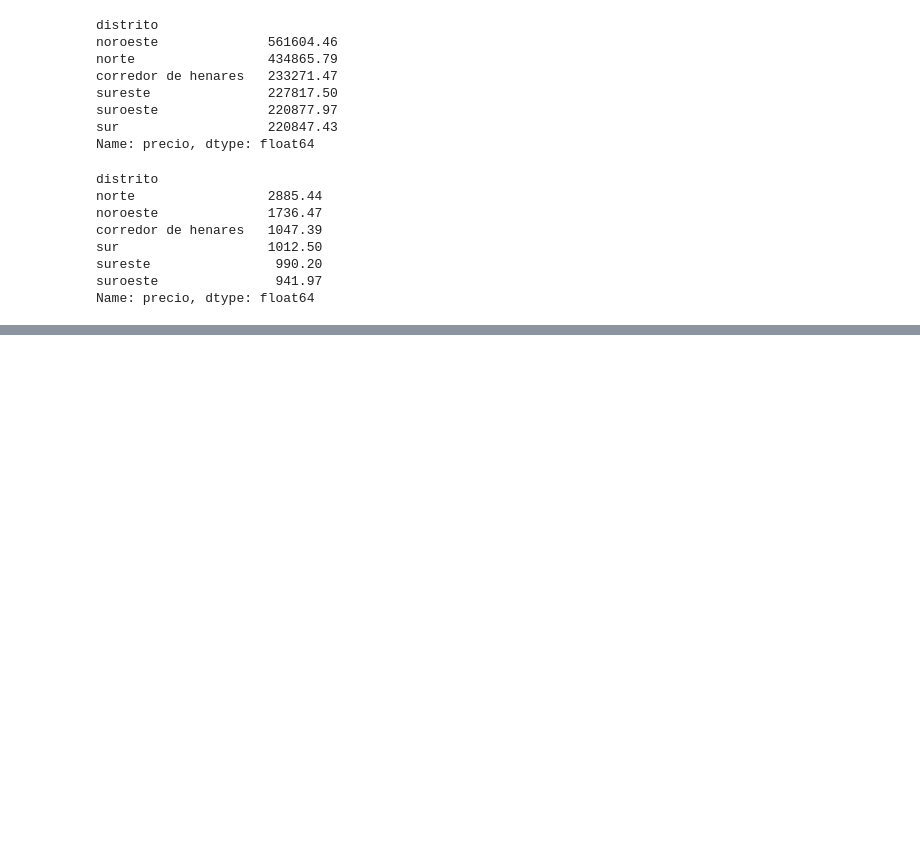
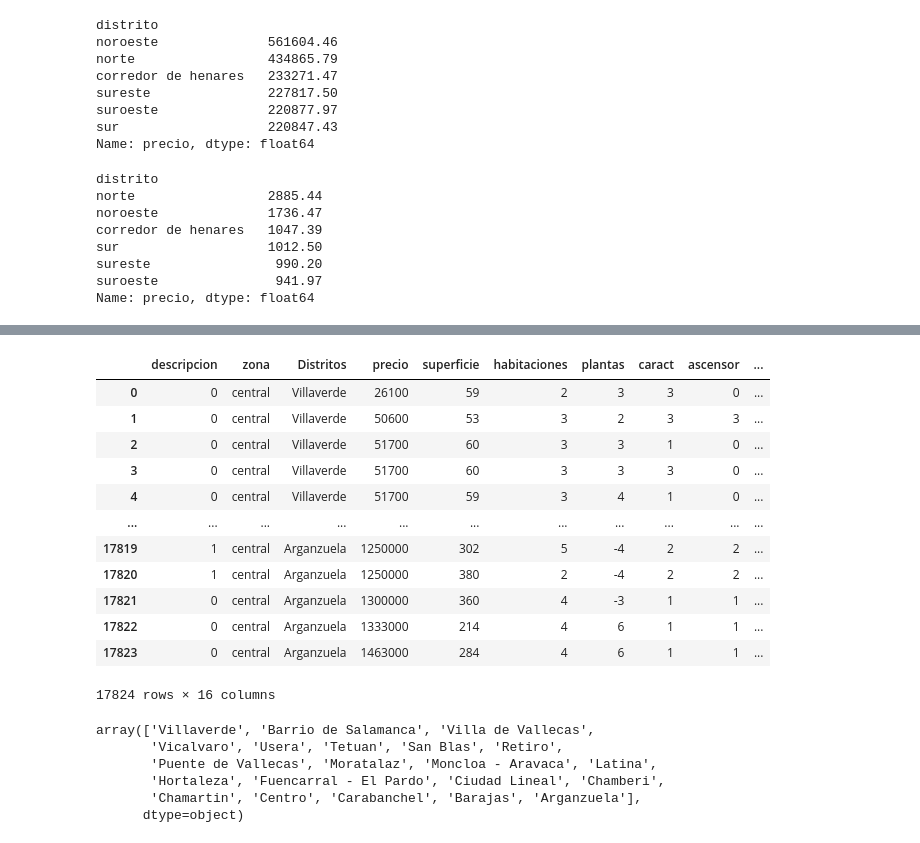
Before and after one commit to Gbau11/Analisis-de-la-vivienda-Idealista, a Jupyter notebook: jupyter/analisis_exploratorio/analisis_explo.ipynb, the cells around one changed output, grey strips where cells are left out. Cells and saved outputs as stored; diff of their text form; code cells hidden in the pictures; blank space fills up the shorter version.

Commit message:
tableau

```diff
--- a/jupyter/analisis_exploratorio/analisis_explo.ipynb
+++ b/jupyter/analisis_exploratorio/analisis_explo.ipynb
@@ -1228,0 +1135,2 @@ mad_int_prueba
+# %%
+mad_int['Distritos'] = mad_int['Distritos'].replace(distritos_madrid)
@@ -1228,0 +1170,2 @@ mad_int_prueba
+# %%
+mad_int['codigo_postal'] = mad_int['Distritos'].map(codigos_postales_madrid)
@@ -1228,0 +1216,3 @@ mad_int_prueba
+# %%
+mad_int['€/m2'] = mad_int['€/m2'].astype(int)
+mad_int['distrito_€/m2'] = mad_int['distrito_€/m2'].astype(int)
@@ -1228,0 +1228,6 @@ mad_int_prueba
+# %%
+"""mad_int['codigo_postal0'] = mad_int['codigo_postal0'].astype(int)
+mad_int['codigo_postal1'] = mad_int['codigo_postal1'].astype(int)
+mad_int['codigo_postal2'] = mad_int['codigo_postal2'].astype(int)
+mad_int['codigo_postal3'] = mad_int['codigo_postal3'].astype(int)
+mad_int['codigo_postal4'] = mad_int['codigo_postal4'].astype(int)"""
@@ -1228,0 +1258,25 @@ mad_int_prueba
+# %%
+mad_int
+# %% [output]
+|  | descripcion | zona | Distritos | precio | superficie | habitaciones | plantas | caract | ascensor | ... |
+| 0 | 0 | central | Villaverde | 26100 | 59 | 2 | 3 | 3 | 0 | ... |
+| 1 | 0 | central | Villaverde | 50600 | 53 | 3 | 2 | 3 | 3 | ... |
+| 2 | 0 | central | Villaverde | 51700 | 60 | 3 | 3 | 1 | 0 | ... |
+| 3 | 0 | central | Villaverde | 51700 | 60 | 3 | 3 | 3 | 0 | ... |
+| 4 | 0 | central | Villaverde | 51700 | 59 | 3 | 4 | 1 | 0 | ... |
+| ... | ... | ... | ... | ... | ... | ... | ... | ... | ... | ... |
+| 17819 | 1 | central | Arganzuela | 1250000 | 302 | 5 | -4 | 2 | 2 | ... |
+| 17820 | 1 | central | Arganzuela | 1250000 | 380 | 2 | -4 | 2 | 2 | ... |
+| 17821 | 0 | central | Arganzuela | 1300000 | 360 | 4 | -3 | 1 | 1 | ... |
+| 17822 | 0 | central | Arganzuela | 1333000 | 214 | 4 | 6 | 1 | 1 | ... |
+| 17823 | 0 | central | Arganzuela | 1463000 | 284 | 4 | 6 | 1 | 1 | ... |
+17824 rows × 16 columns
+# %%
+mad_int.Distritos.unique()
+# %% [output]
+array(['Villaverde', 'Barrio de Salamanca', 'Villa de Vallecas',
+       'Vicalvaro', 'Usera', 'Tetuan', 'San Blas', 'Retiro',
+       'Puente de Vallecas', 'Moratalaz', 'Moncloa - Aravaca', 'Latina',
+       'Hortaleza', 'Fuencarral - El Pardo', 'Ciudad Lineal', 'Chamberi',
+       'Chamartin', 'Centro', 'Carabanchel', 'Barajas', 'Arganzuela'],
+      dtype=object)
```
Also changed, not shown: parts of 41 cells of this notebook, 7 other files.
